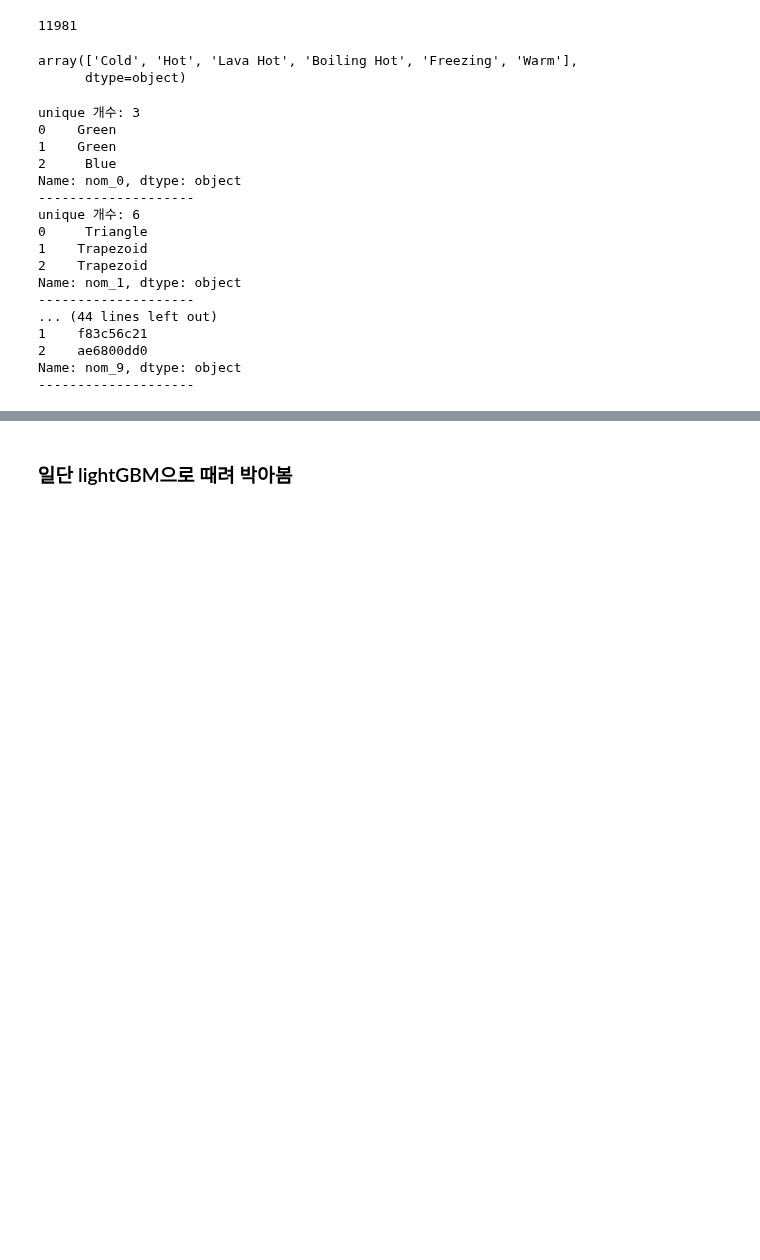
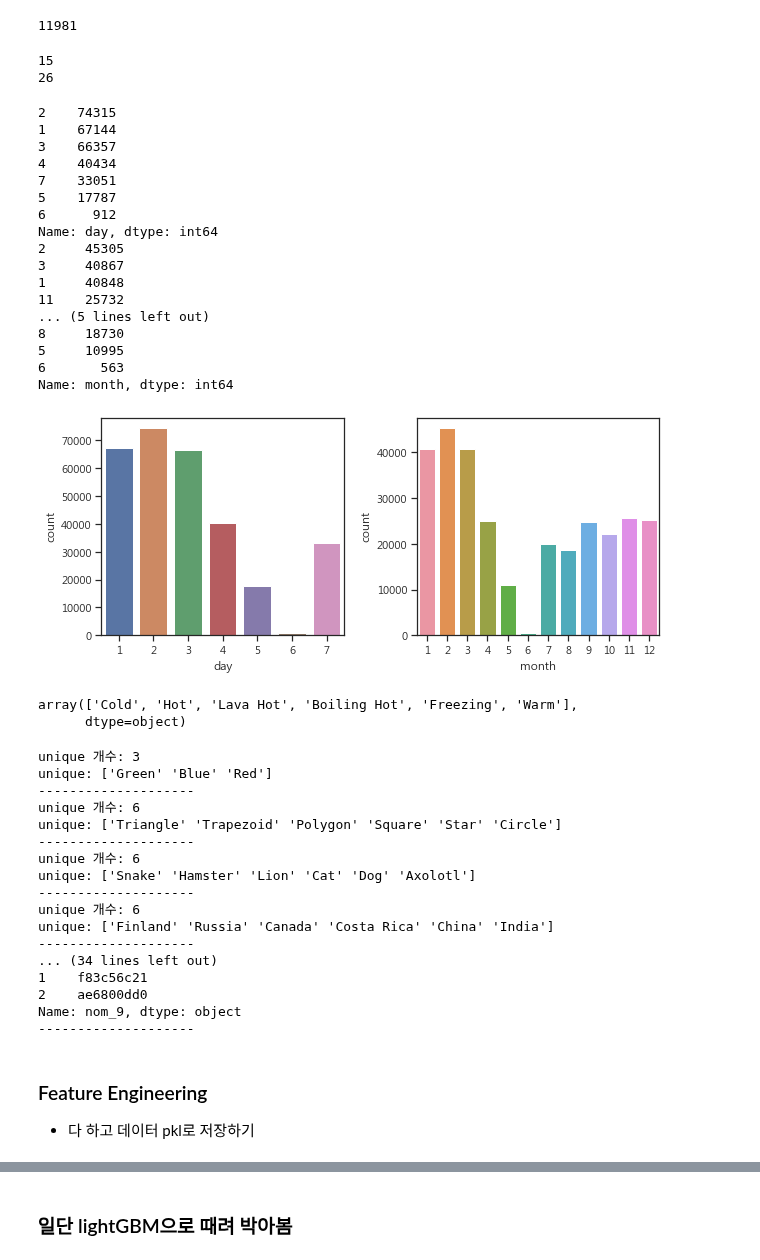
Before and after one commit to MattLee27/ML-DL-study, a Jupyter notebook: cat_chal/first_modeling.ipynb, the cells around one changed output, grey strips where cells are left out. Cells and saved outputs as stored; diff of their text form; code cells hidden in the pictures; blank space fills up the shorter version.

```diff
--- a/cat_chal/first_modeling.ipynb
+++ b/cat_chal/first_modeling.ipynb
@@ -10,3 +7,15 @@ import pandas as pd
+# %%
+import numpy as np
+import pandas as pd
+import matplotlib.pyplot as plt
+%matplotlib inline
+import seaborn as sns
+sns.set(style='ticks') # 그래프를 seaborn 스타일로 그리기
+plt.rc('font', family = 'Malgun Gothic') # 한글 처리
+
+from sklearn.linear_model import LogisticRegression
+import scipy
+from tqdm import tqdm_notebook as tqdm
 # %%
 %%time
 train = pd.read_csv("../input/cat-in-the-dat/train.csv")
@@ -42,6 +59,41 @@ Name: target, dtype: int64
 train['nom_9'].unique().shape[0]
 # %% [output]
 11981
+# %%
+print(train['ord_3'].unique().shape[0]) #알파벳 26개 중 15개(소문자)
+print(train['ord_4'].unique().shape[0]) #모든 알파벳 있음(대문자)
+# %% [output]
+15
+26
+# %%
+print(train['day'].value_counts()) # 6번째 요일(일요일일 듯)이 압도적으로 적음
+print(train['month'].value_counts()) # 6월이 압도적으로 적음
+
+plt.figure(figsize = (10, 4))
+plt.subplot(121)
+sns.countplot(train['day'])
+plt.subplot(122)
+sns.countplot(train['month'])
+plt.subplots_adjust(wspace = 0.3)
+# %% [output]
+2    74315
+1    67144
+3    66357
+4    40434
+7    33051
+5    17787
+6      912
+Name: day, dtype: int64
+2     45305
+3     40867
+1     40848
+11    25732
+... (5 lines left out)
+8     18730
+5     10995
+6       563
+Name: month, dtype: int64
+[figure, added]
 # %%
 train['ord_2'].unique()
 # 뜨겁고 차가운 정도 순서 매기기 -> 매겼네!! 커널은
@@ -49,26 +101,35 @@ train['ord_2'].unique()
 array(['Cold', 'Hot', 'Lava Hot', 'Boiling Hot', 'Freezing', 'Warm'],
       dtype=object)
 # %%
+# .head()에서 보이지 않는 nom 변수들
 for col in train.columns:
     if "nom" in col:
-        print('unique 개수:', train[col].unique().shape[0])
-        print(train[col].head(3))
+        uniq = train[col].unique().shape[0]
+        print('unique 개수:', uniq)
+        if uniq > 10:
+            print("head")
+            print(train[col].head(3))
+        else:
+            print("unique:", train[col].unique())
         print("-" * 20)
 # %% [output]
 unique 개수: 3
-0    Green
-1    Green
-2     Blue
-Name: nom_0, dtype: object
+unique: ['Green' 'Blue' 'Red']
 --------------------
 unique 개수: 6
-0     Triangle
-1    Trapezoid
-2    Trapezoid
-Name: nom_1, dtype: object
+unique: ['Triangle' 'Trapezoid' 'Polygon' 'Square' 'Star' 'Circle']
 --------------------
-... (44 lines left out)
+unique 개수: 6
+unique: ['Snake' 'Hamster' 'Lion' 'Cat' 'Dog' 'Axolotl']
+--------------------
+unique 개수: 6
+unique: ['Finland' 'Russia' 'Canada' 'Costa Rica' 'China' 'India']
+--------------------
+... (34 lines left out)
 1    f83c56c21
 2    ae6800dd0
 Name: nom_9, dtype: object
 --------------------
+# %% [markdown]
+### Feature Engineering
+- 다 하고 데이터 pkl로 저장하기
```
Also changed, not shown: parts of 25 cells of this notebook.
